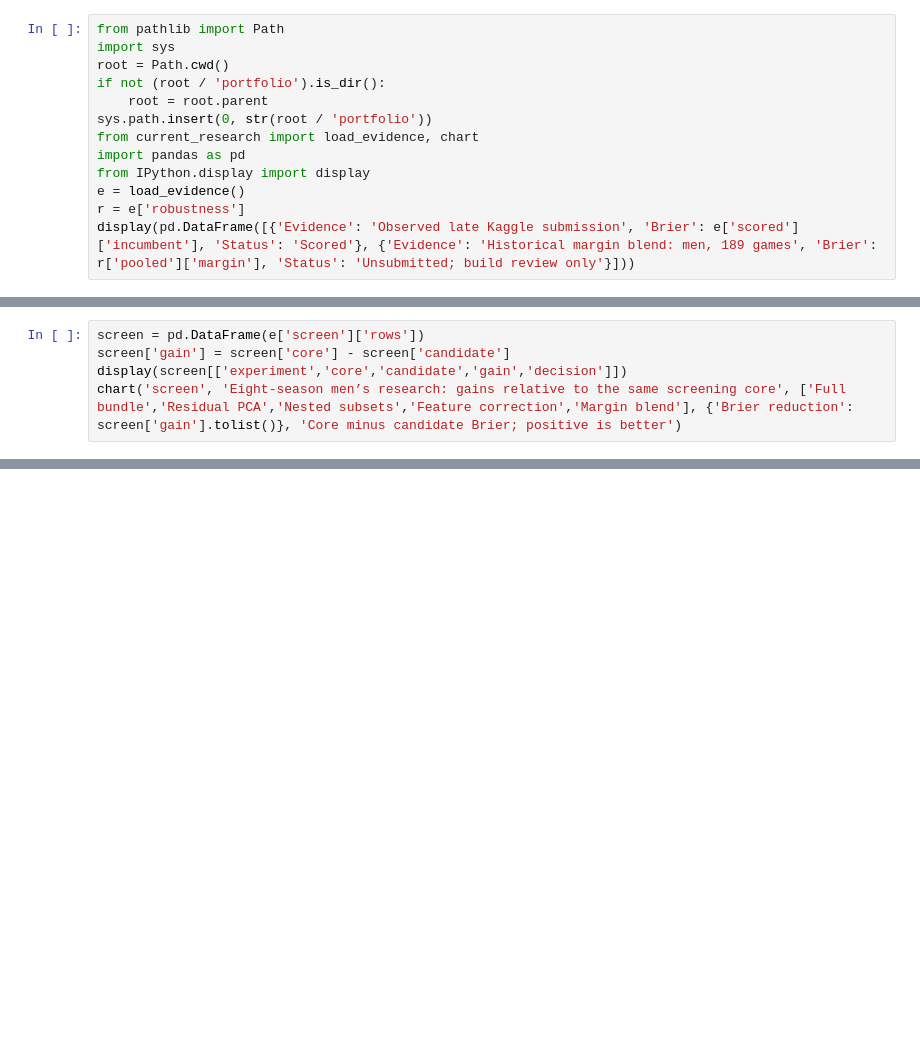
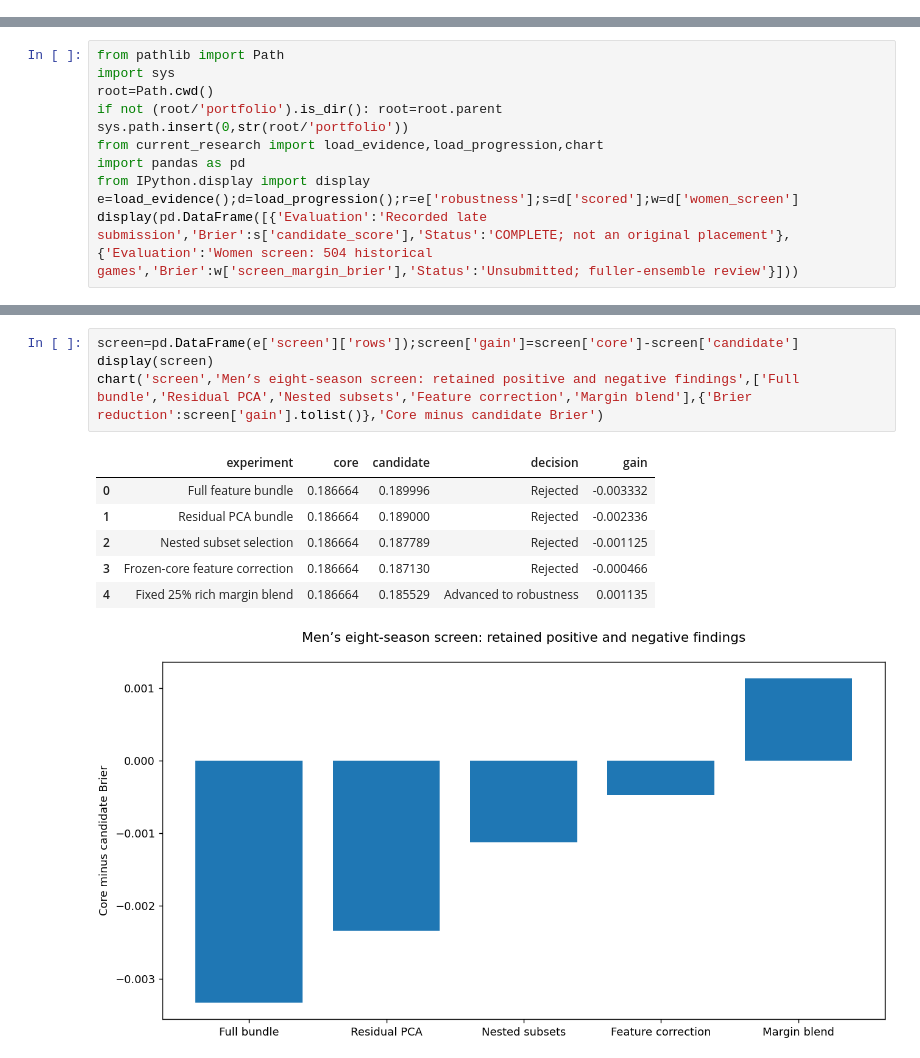
Before and after one commit to alvaromendizabal/march-machine-learning-mania-2026, a Jupyter notebook: portfolio/current_research.ipynb, the cells around one changed output, grey strips where cells are left out. Drawn from its saved outputs; the diff is of its cells as text; blank space fills up the shorter version.

```diff
--- a/portfolio/current_research.ipynb
+++ b/portfolio/current_research.ipynb
@@ -7,13 +0,0 @@ This executed notebook replays aggregate evidence from completed AWS experiments
-# %%
-from pathlib import Path
-import sys
-root = Path.cwd()
-if not (root / 'portfolio').is_dir():
-    root = root.parent
-sys.path.insert(0, str(root / 'portfolio'))
-from current_research import load_evidence, chart
-import pandas as pd
-from IPython.display import display
-e = load_evidence()
-r = e['robustness']
-display(pd.DataFrame([{'Evidence': 'Observed late Kaggle submission', 'Brier': e['scored']['incumbent'], 'Status': 'Scored'}, {'Evidence': 'Historical margin blend: men, 189 games', 'Brier': r['pooled']['margin'], 'Status': 'Unsubmitted; build review only'}]))
@@ -40,5 +0,0 @@ The compact core uses **seed difference and Harry-rating difference**. The auxil
-# %%
-screen = pd.DataFrame(e['screen']['rows'])
-screen['gain'] = screen['core'] - screen['candidate']
-display(screen[['experiment','core','candidate','gain','decision']])
-chart('screen', 'Eight-season men’s research: gains relative to the same screening core', ['Full bundle','Residual PCA','Nested subsets','Feature correction','Margin blend'], {'Brier reduction': screen['gain'].tolist()}, 'Core minus candidate Brier; positive is better')
@@ -127,0 +7,11 @@ REPORT_COMPLETE — aggregate evidence only; no training or submission
+# %%
+from pathlib import Path
+import sys
+root=Path.cwd()
+if not (root/'portfolio').is_dir(): root=root.parent
+sys.path.insert(0,str(root/'portfolio'))
+from current_research import load_evidence,load_progression,chart
+import pandas as pd
+from IPython.display import display
+e=load_evidence();d=load_progression();r=e['robustness'];s=d['scored'];w=d['women_screen']
+display(pd.DataFrame([{'Evaluation':'Recorded late submission','Brier':s['candidate_score'],'Status':'COMPLETE; not an original placement'},{'Evaluation':'Women screen: 504 historical games','Brier':w['screen_margin_brier'],'Status':'Unsubmitted; fuller-ensemble review'}]))
@@ -127,0 +37,12 @@ REPORT_COMPLETE — aggregate evidence only; no training or submission
+# %%
+screen=pd.DataFrame(e['screen']['rows']);screen['gain']=screen['core']-screen['candidate']
+display(screen)
+chart('screen','Men’s eight-season screen: retained positive and negative findings',['Full bundle','Residual PCA','Nested subsets','Feature correction','Margin blend'],{'Brier reduction':screen['gain'].tolist()},'Core minus candidate Brier')
+# %% [output]
+|  | experiment | core | candidate | decision | gain |
+| 0 | Full feature bundle | 0.186664 | 0.189996 | Rejected | -0.003332 |
+| 1 | Residual PCA bundle | 0.186664 | 0.189000 | Rejected | -0.002336 |
+| 2 | Nested subset selection | 0.186664 | 0.187789 | Rejected | -0.001125 |
+| 3 | Frozen-core feature correction | 0.186664 | 0.187130 | Rejected | -0.000466 |
+| 4 | Fixed 25% rich margin blend | 0.186664 | 0.185529 | Advanced to robustness | 0.001135 |
+[figure, added]
```
Also changed, not shown: parts of 36 cells of this notebook, 9 other files.
